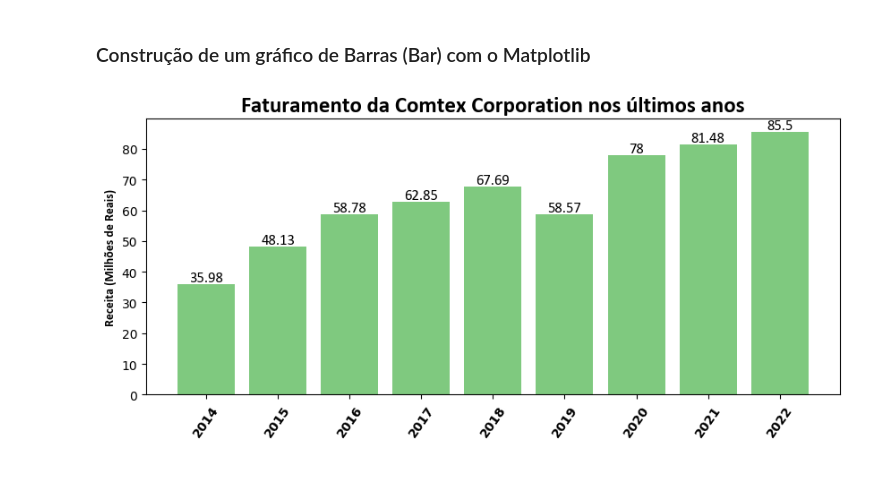
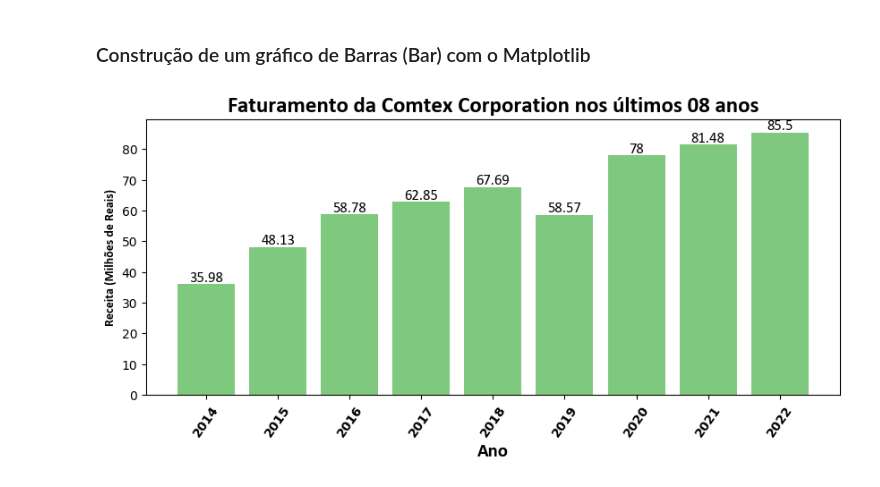
Before and after one commit to fernandomsarnin/Matplotlib-Examples, a Jupyter notebook: Matplotlib_Graphcs/graphc_barras.ipynb, the cells around one changed output. Cells and saved outputs as stored; diff of their text form; code cells hidden in the pictures.

```diff
--- a/Matplotlib_Graphcs/graphc_barras.ipynb
+++ b/Matplotlib_Graphcs/graphc_barras.ipynb
@@ -6,27 +6,27 @@ from cycler import cycler
 # %%
 ano = [2014, 2015, 2016, 2017, 2018, 2019, 2020, 2021, 2022]
 faturamento = [35.98, 48.13, 58.78, 62.85, 67.69, 58.57, 78.00, 81.48, 85.5]
 
 cores = plt.get_cmap('Accent').colors
 ciclo_cores = cycler('color', cores)
 plt.rc('axes', prop_cycle=ciclo_cores)
 
 plt.figure(figsize=(10, 4))
 
 barras = plt.bar(ano, faturamento)
 
 plt.bar_label(barras, rotation=0, font='Calibri', fontsize=12)
 
 plt.xticks(ano, rotation=55, fontsize=10, fontweight='bold')
 
-plt.title('Faturamento da Comtex Corporation nos últimos anos',
+plt.title('Faturamento da Comtex Corporation nos últimos 08 anos',
           font='Calibri',
           fontsize=18,
           fontweight='bold')
 
-#plt.xlabel('Ano', font='Calibri', fontweight='bold')
+plt.xlabel('Ano', font='Calibri', fontsize=15, fontweight='bold')
 plt.ylabel('Receita (Milhões de Reais)', font='Calibri', fontweight='bold')
 
 plt.show()
 # %% [output]
-[figure, old version]
+[figure, new version]
```
